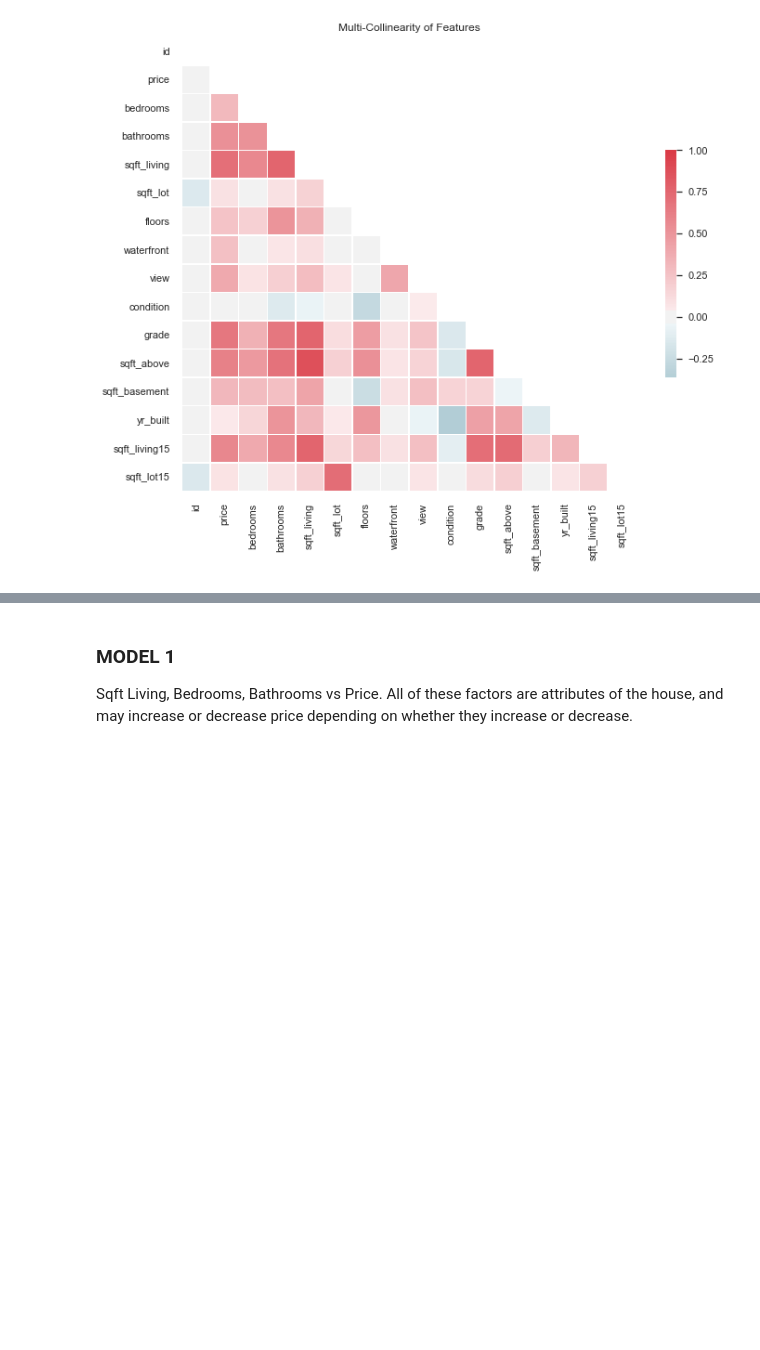
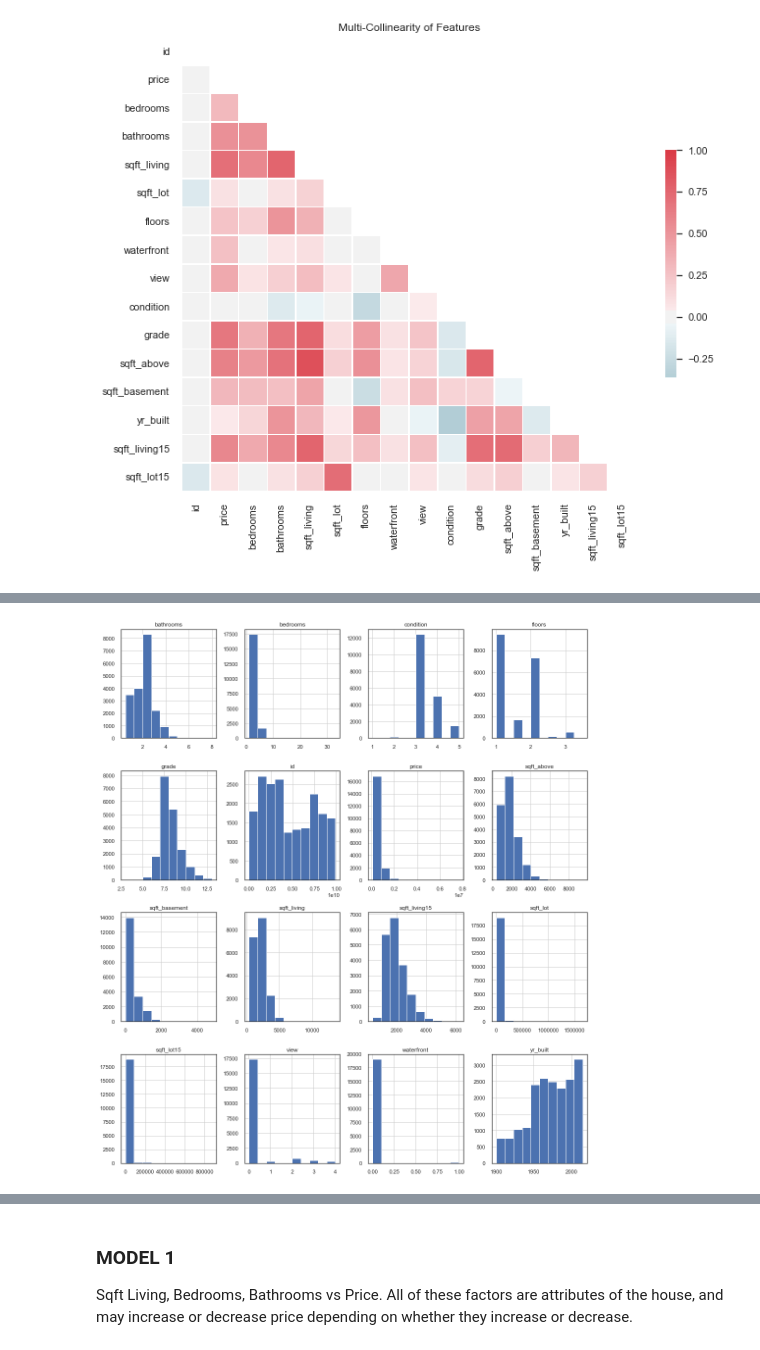
Before and after one commit to rokaandy/DS_Project1, a Jupyter notebook: andy_EDA.ipynb, the cells around one changed output, grey strips where cells are left out. Saved outputs shown, nothing was run; the diff lists cells and outputs as text; code cells hidden in the pictures; blank space fills up the shorter version.

Commit message:
Add histogram matrix

```diff
--- a/andy_EDA.ipynb
+++ b/andy_EDA.ipynb
@@ -117,3 +117,7 @@ df_mc.corr()
 | yr_built | 0.053433 | 0.157011 | 0.507069 | 0.317123 | 0.055560 | 0.490251 | -0.026612 | -0.055862 | -0.361988 | 0.446364 | ... |
 | sqft_living15 | 0.582450 | 0.392586 | 0.569443 | 0.755524 | 0.146576 | 0.280229 | 0.087257 | 0.276719 | -0.092609 | 0.713765 | ... |
 | sqft_lot15 | 0.081562 | 0.028005 | 0.086466 | 0.183177 | 0.721839 | -0.011145 | 0.031958 | 0.071207 | -0.004996 | 0.120664 | ... |
+# %%
+_=df.hist(figsize=(17,20))
+# %% [output]
+[figure, added]
```
Also changed, not shown: parts of 5 cells of this notebook.
